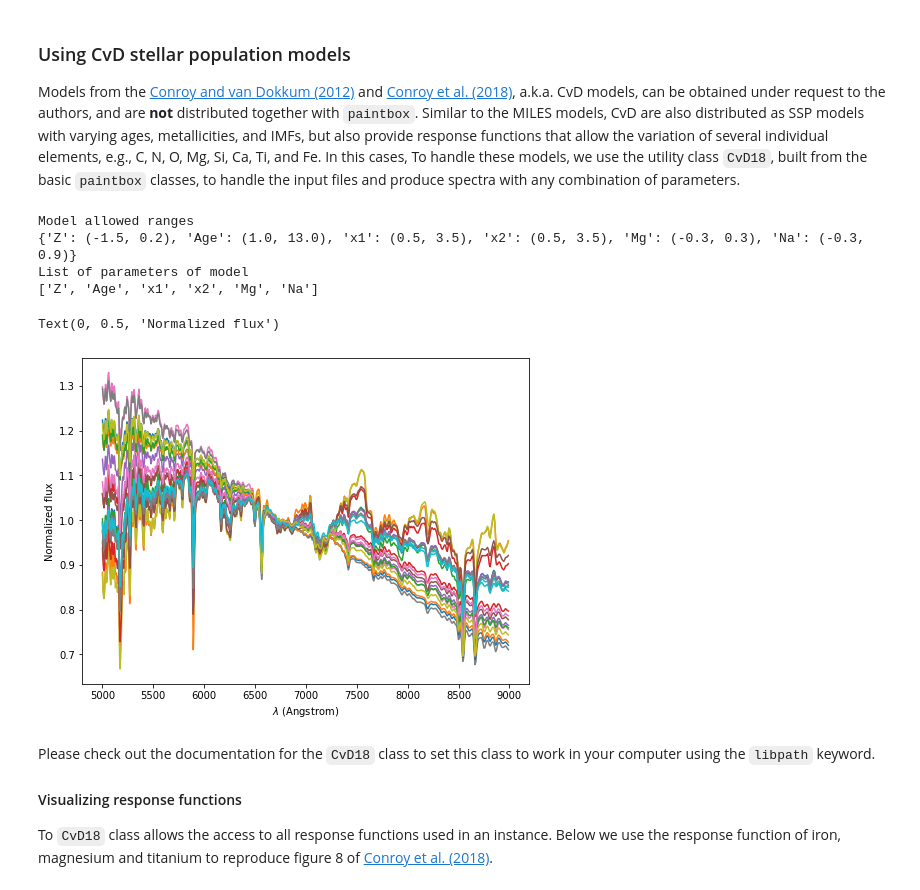
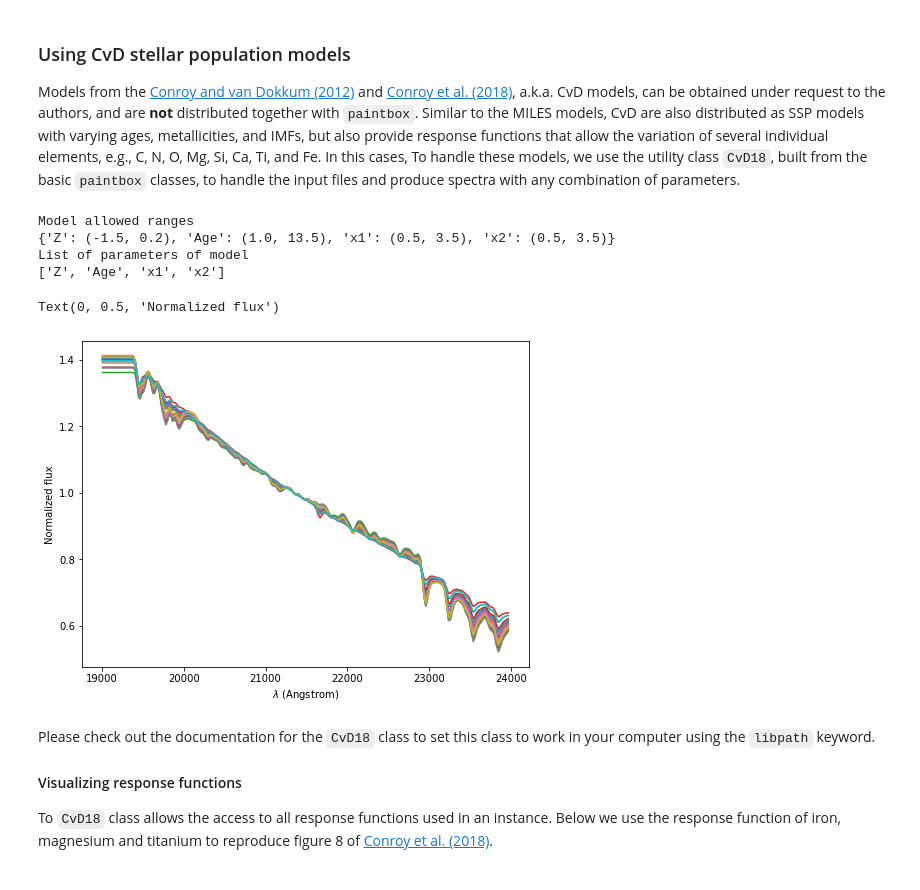
Before and after one commit to cebarbosa/paintbox, a Jupyter notebook: tutorials/cvd18.ipynb, the cells around one changed output. Cells and saved outputs as stored; diff of their text form; code cells hidden in the pictures.

```diff
--- a/tutorials/cvd18.ipynb
+++ b/tutorials/cvd18.ipynb
@@ -5,39 +5,40 @@ Models from the [Conroy and van Dokkum (2012)](https://ui.adsabs.harvard.edu/abs
 # %%
 import os
 
 import numpy as np
 from paintbox.utils import CvD18, disp2vel
 import matplotlib.pyplot as plt
 
 # Defining an arbitrary wavelength region
-w1, w2 = 5000, 9000 # Setting the wavelength window
+w1, w2 = 19000, 24000 # Setting the wavelength window
 sigma = 300 # Velocity dispersion of the output models
 wave = disp2vel([w1, w2], sigma)
-outdir = os.path.join(os.getcwd(), "CvD18_tutorials")
-elements = ["Mg", "Na"] # Simple model with only two elements
-ssp = CvD18(wave, sigma=sigma, store=outdir, elements=elements)
+store = os.path.join(os.getcwd(), "CvD18_nir.fits")
+libpath = "/home/kadu/Dropbox/SSPs/CvD18"
+elements = [] # Simple model with only two elements
+ssp = CvD18(wave, sigma=sigma, store=store, elements=elements, libpath=libpath)
 # Plotting n random models
 fig = plt.figure(figsize=(8, 6))
 n = 20
 print("Model allowed ranges")
 print(ssp.limits)
 print("List of parameters of model")
 print(ssp.parnames)
 for i in range(n):
     theta = np.array([np.random.uniform(ssp.limits[p][0], ssp.limits[p][1])
                       for p in ssp.parnames])
     v = ssp(theta)
     plt.plot(wave, ssp(theta))
 plt.xlabel("$\lambda$ (Angstrom)")
 plt.ylabel("Normalized flux")
 #plt.savefig("../docs/figures/CvD_example.png")
 # %% [output]
 Model allowed ranges
-{'Z': (-1.5, 0.2), 'Age': (1.0, 13.0), 'x1': (0.5, 3.5), 'x2': (0.5, 3.5), 'Mg': (-0.3, 0.3), 'Na': (-0.3, 0.9)}
+{'Z': (-1.5, 0.2), 'Age': (1.0, 13.5), 'x1': (0.5, 3.5), 'x2': (0.5, 3.5)}
 List of parameters of model
-['Z', 'Age', 'x1', 'x2', 'Mg', 'Na']
+['Z', 'Age', 'x1', 'x2']
 Text(0, 0.5, 'Normalized flux')
-[figure, old version]
+[figure, new version]
 # %% [markdown]
 Please check out the documentation for the `CvD18` class to set this class to work in your computer using the `libpath` keyword.
 
```
Also changed, not shown: parts of 1 cell of this notebook.
